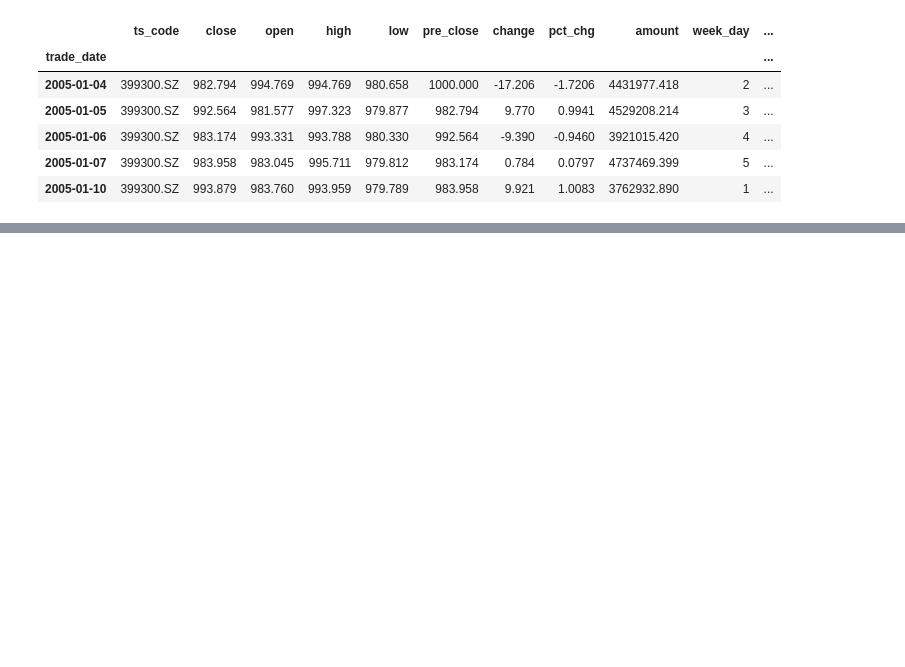
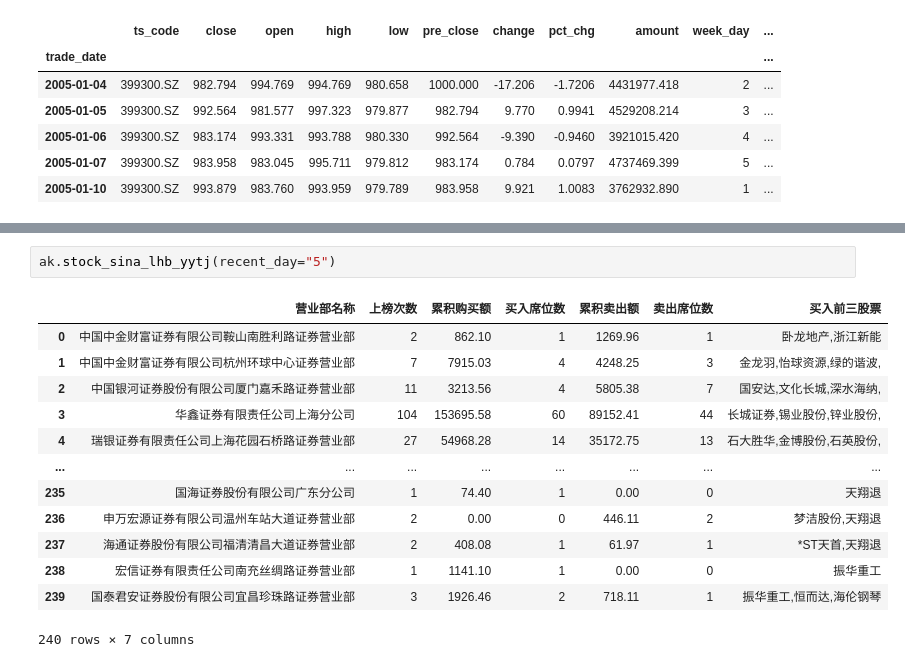
Before and after one commit to linfenglee/quant_trading, a Jupyter notebook: stock_trading/test.ipynb, the cells around one changed output, grey strips where cells are left out. Drawn from its saved outputs; the diff is of its cells as text; blank space fills up the shorter version.

```diff
--- a/stock_trading/test.ipynb
+++ b/stock_trading/test.ipynb
@@ -871,0 +968,16 @@ df.head()
+# %%
+ak.stock_sina_lhb_yytj(recent_day="5")
+# %% [output]
+|  | 营业部名称 | 上榜次数 | 累积购买额 | 买入席位数 | 累积卖出额 | 卖出席位数 | 买入前三股票 |
+| 0 | 中国中金财富证券有限公司鞍山南胜利路证券营业部 | 2 | 862.10 | 1 | 1269.96 | 1 | 卧龙地产,浙江新能 |
+| 1 | 中国中金财富证券有限公司杭州环球中心证券营业部 | 7 | 7915.03 | 4 | 4248.25 | 3 | 金龙羽,怡球资源,绿的谐波, |
+| 2 | 中国银河证券股份有限公司厦门嘉禾路证券营业部 | 11 | 3213.56 | 4 | 5805.38 | 7 | 国安达,文化长城,深水海纳, |
+| 3 | 华鑫证券有限责任公司上海分公司 | 104 | 153695.58 | 60 | 89152.41 | 44 | 长城证券,锡业股份,锌业股份, |
+| 4 | 瑞银证券有限责任公司上海花园石桥路证券营业部 | 27 | 54968.28 | 14 | 35172.75 | 13 | 石大胜华,金博股份,石英股份, |
+| ... | ... | ... | ... | ... | ... | ... | ... |
+| 235 | 国海证券股份有限公司广东分公司 | 1 | 74.40 | 1 | 0.00 | 0 | 天翔退 |
+| 236 | 申万宏源证券有限公司温州车站大道证券营业部 | 2 | 0.00 | 0 | 446.11 | 2 | 梦洁股份,天翔退 |
+| 237 | 海通证券股份有限公司福清清昌大道证券营业部 | 2 | 408.08 | 1 | 61.97 | 1 | *ST天首,天翔退 |
+| 238 | 宏信证券有限责任公司南充丝绸路证券营业部 | 1 | 1141.10 | 1 | 0.00 | 0 | 振华重工 |
+| 239 | 国泰君安证券股份有限公司宜昌珍珠路证券营业部 | 3 | 1926.46 | 2 | 718.11 | 1 | 振华重工,恒而达,海伦钢琴 |
+240 rows × 7 columns
```
Also changed, not shown: parts of 8 cells of this notebook, 6 other files.
